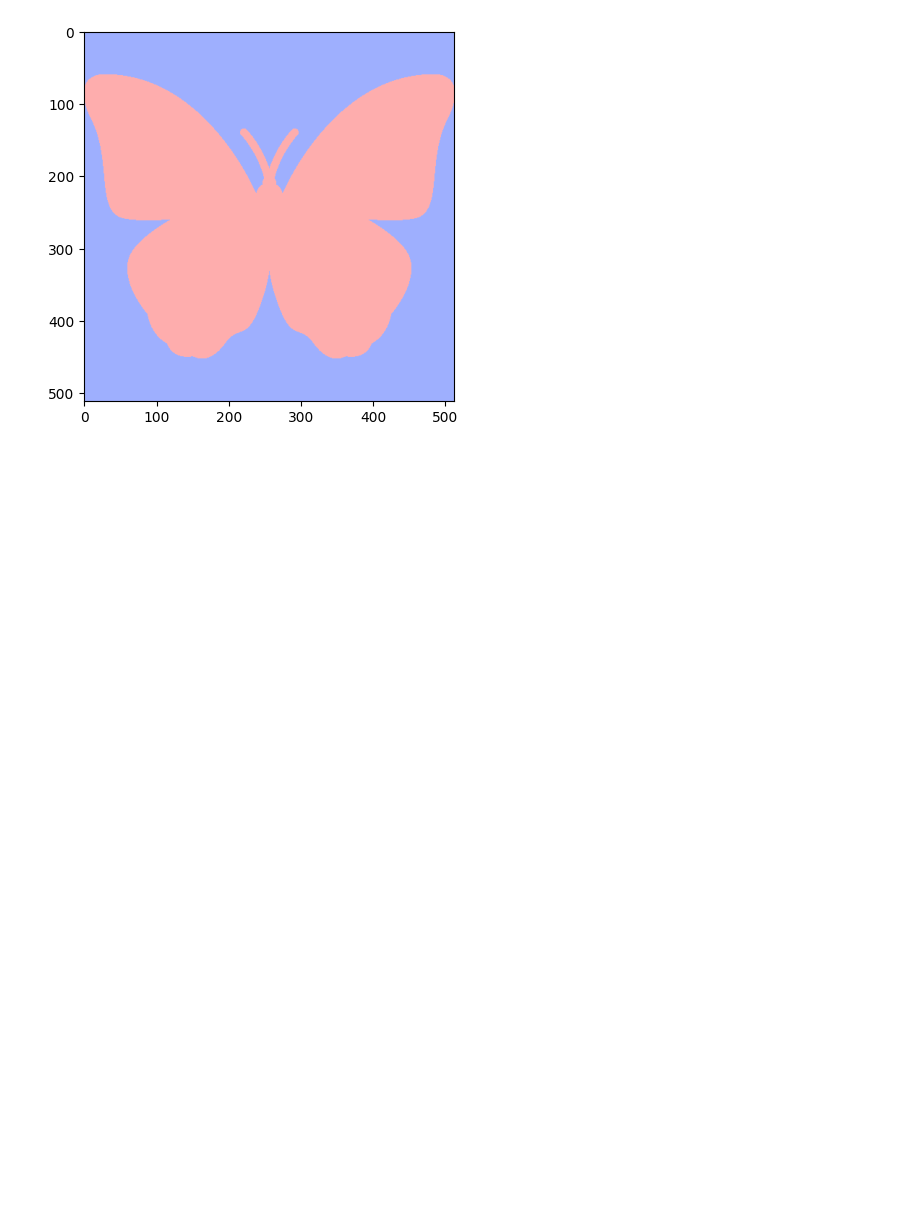
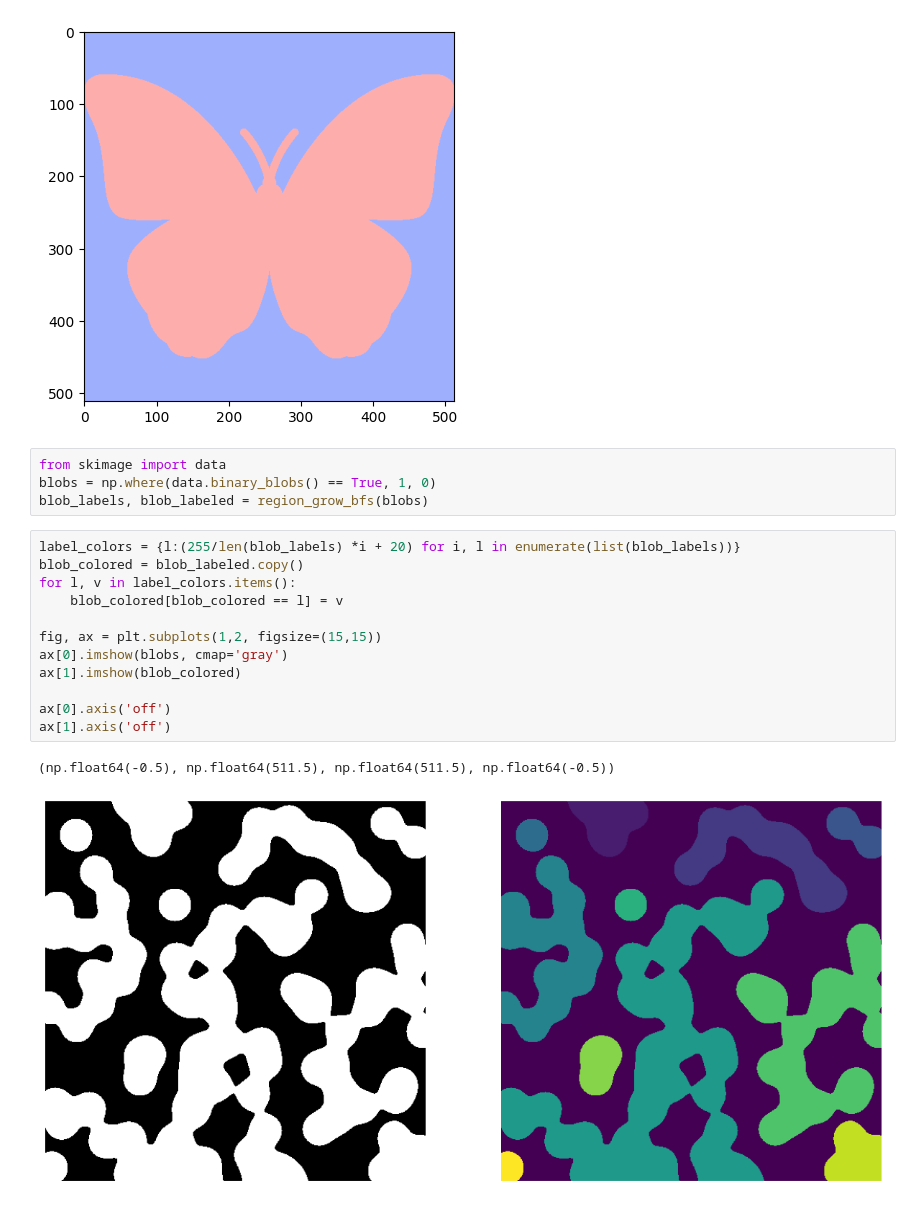
Before and after one commit to aarush-umap/3Dvision, a Jupyter notebook: binary_images.ipynb, the cells around one changed output. Saved outputs shown, nothing was run; the diff lists cells and outputs as text; blank space fills up the shorter version.

Commit message:
segment blobs

```diff
--- a/binary_images.ipynb
+++ b/binary_images.ipynb
@@ -129,3 +130,22 @@ plt.imshow(labeled, cmap="berlin")
 # %% [output]
 <matplotlib.image.AxesImage at 0x...>
 [figure]
+# %%
+from skimage import data
+blobs = np.where(data.binary_blobs() == True, 1, 0)
+blob_labels, blob_labeled = region_grow_bfs(blobs)
+# %%
+label_colors = {l:(255/len(blob_labels) *i + 20) for i, l in enumerate(list(blob_labels))}
+blob_colored = blob_labeled.copy()
+for l, v in label_colors.items():
+    blob_colored[blob_colored == l] = v
+
+fig, ax = plt.subplots(1,2, figsize=(15,15))
+ax[0].imshow(blobs, cmap='gray')
+ax[1].imshow(blob_colored)
+
+ax[0].axis('off')
+ax[1].axis('off')
+# %% [output]
+(np.float64(-0.5), np.float64(511.5), np.float64(511.5), np.float64(-0.5))
+[figure, added]
```
Also changed, not shown: parts of 1 cell of this notebook.
